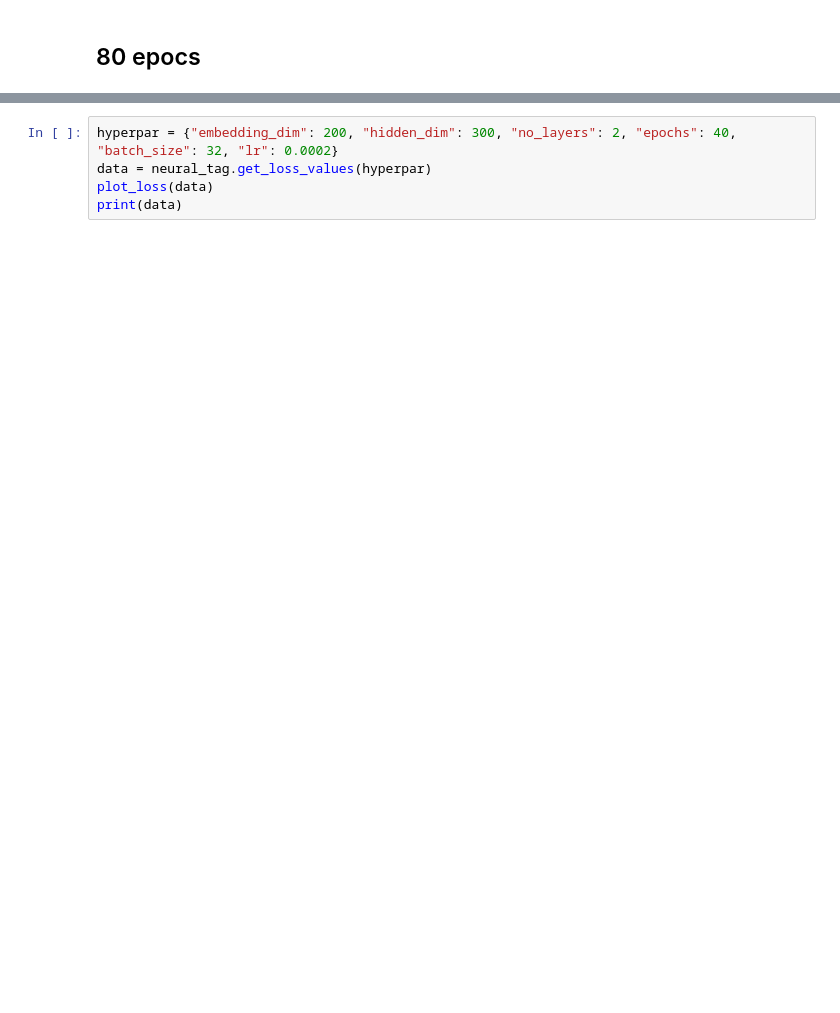
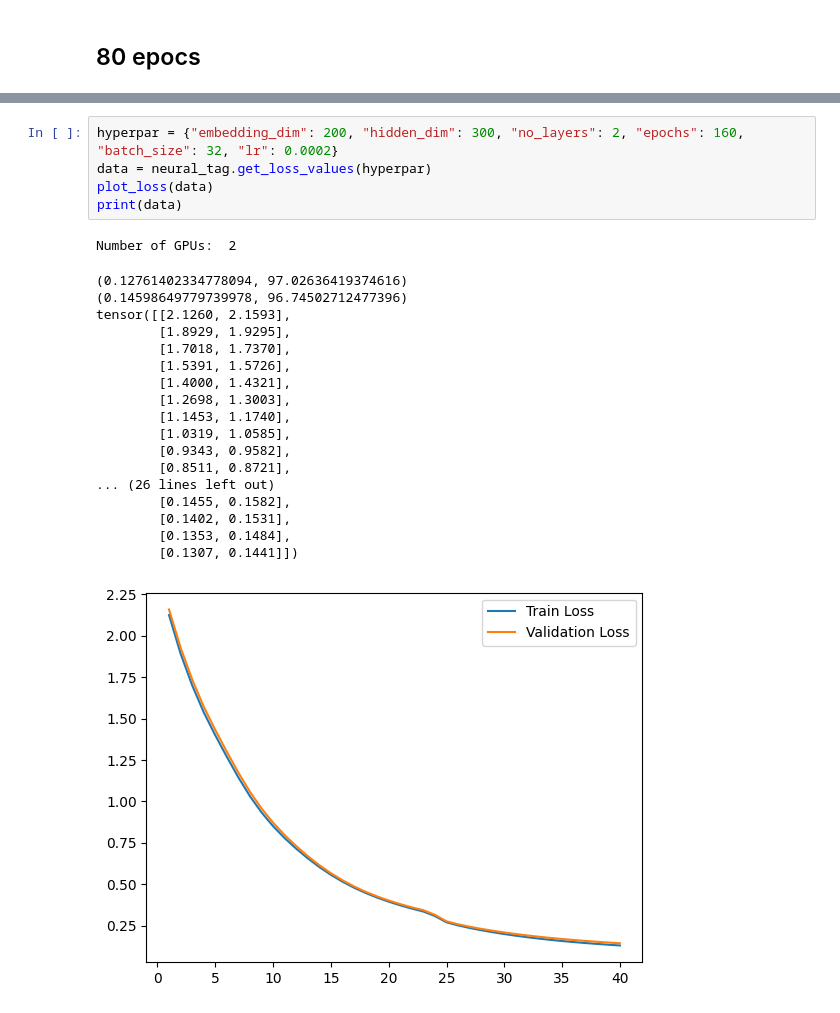
Before and after one commit to P-Balaramakrishna-Varma/NLPA2, a Jupyter notebook: hyper_tunning.ipynb, the cells around one changed output, grey strips where cells are left out. Drawn from its saved outputs; the diff is of its cells as text; blank space fills up the shorter version.

```diff
--- a/hyper_tunning.ipynb
+++ b/hyper_tunning.ipynb
@@ -151,5 +168,25 @@ KeyboardInterrupt:
 # %%
-hyperpar = {"embedding_dim": 200, "hidden_dim": 300, "no_layers": 2, "epochs": 40, "batch_size": 32, "lr": 0.0002}
+hyperpar = {"embedding_dim": 200, "hidden_dim": 300, "no_layers": 2, "epochs": 160, "batch_size": 32, "lr": 0.0002}
 data = neural_tag.get_loss_values(hyperpar)
 plot_loss(data)
 print(data)
+# %% [output]
+Number of GPUs:  2
+(0.12761402334778094, 97.02636419374616)
+(0.14598649779739978, 96.74502712477396)
+tensor([[2.1260, 2.1593],
+        [1.8929, 1.9295],
+        [1.7018, 1.7370],
+        [1.5391, 1.5726],
+        [1.4000, 1.4321],
+        [1.2698, 1.3003],
+        [1.1453, 1.1740],
+        [1.0319, 1.0585],
+        [0.9343, 0.9582],
+        [0.8511, 0.8721],
+... (26 lines left out)
+        [0.1455, 0.1582],
+        [0.1402, 0.1531],
+        [0.1353, 0.1484],
+        [0.1307, 0.1441]])
+[figure, added]
```
Also changed, not shown: parts of 9 cells of this notebook, 1 other file.
